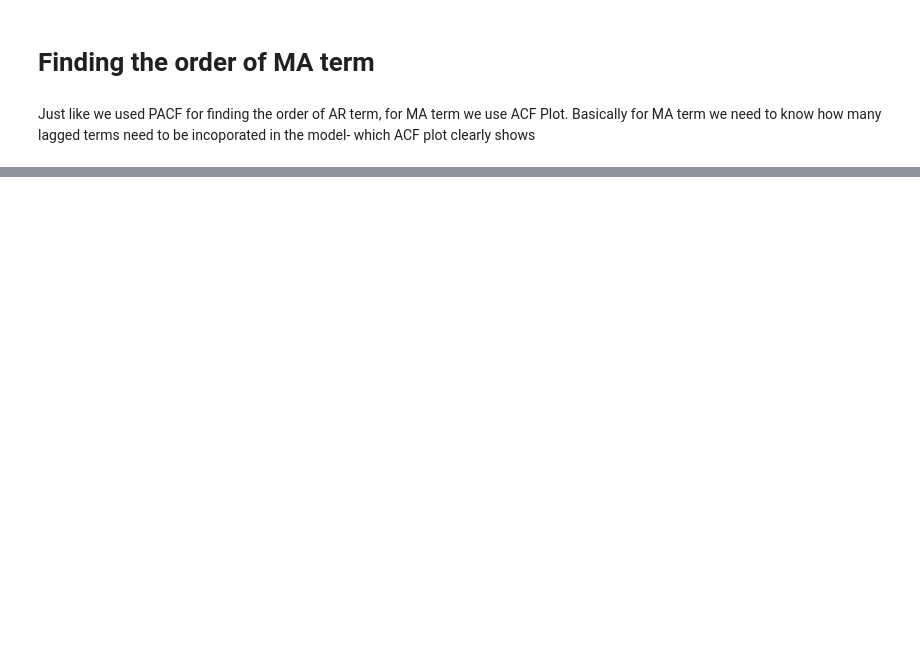
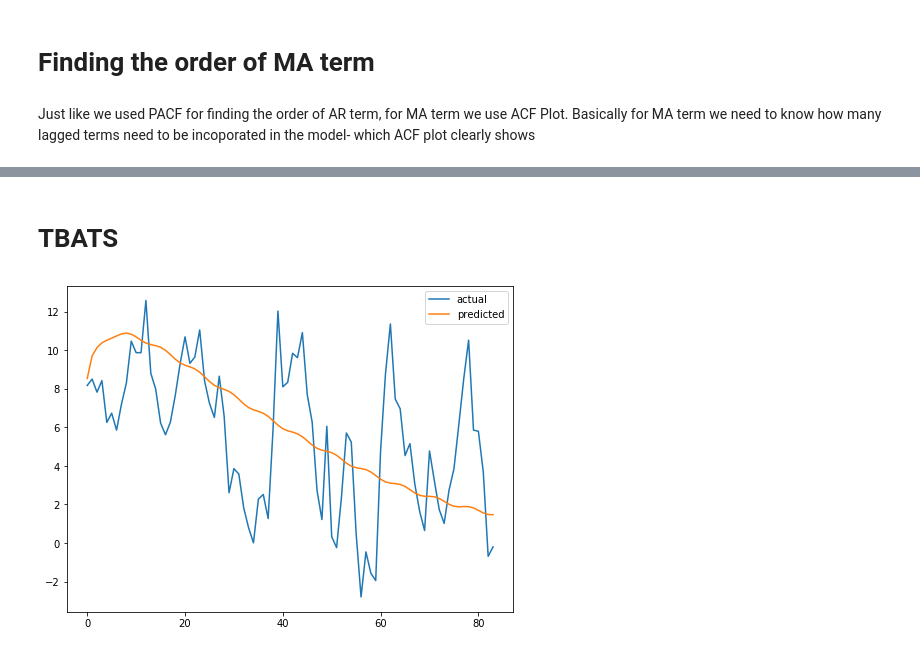
Before and after one commit to scherala/365DaysOfCoding, a Jupyter notebook: Time Series Forecasting -1.ipynb, the cells around one changed output, grey strips where cells are left out. Drawn from its saved outputs; the diff is of its cells as text; code cells hidden in the pictures; blank space fills up the shorter version.

```diff
--- a/Time Series Forecasting -1.ipynb
+++ b/Time Series Forecasting -1.ipynb
@@ -384,0 +423,20 @@ plt.show()
+# %% [markdown]
+# TBATS
+# %%
+from tbats import TBATS, BATS
+# Fit the model
+sample_monthly = plot_df[0:len(plot_df.values):144]
+y_to_train = sample_monthly.iloc[:(len(sample_monthly)-365)]
+y_to_test = sample_monthly.iloc[(len(sample_monthly)-365):] # last year for testing
+# %%
+estimator = TBATS(seasonal_periods=(7,365.25))
+model = estimator.fit(y_to_train)
+# Forecast 365 days ahead
+y_forecast = model.forecast(steps=365)
+# %%
+plt.plot(y_to_test.values,label = 'actual')
+plt.plot(y_forecast,label = 'predicted')
+plt.legend()
+plt.show()
+# %% [output]
+[figure, added]
```
Also changed, not shown: parts of 69 cells of this notebook, 24 other files.
